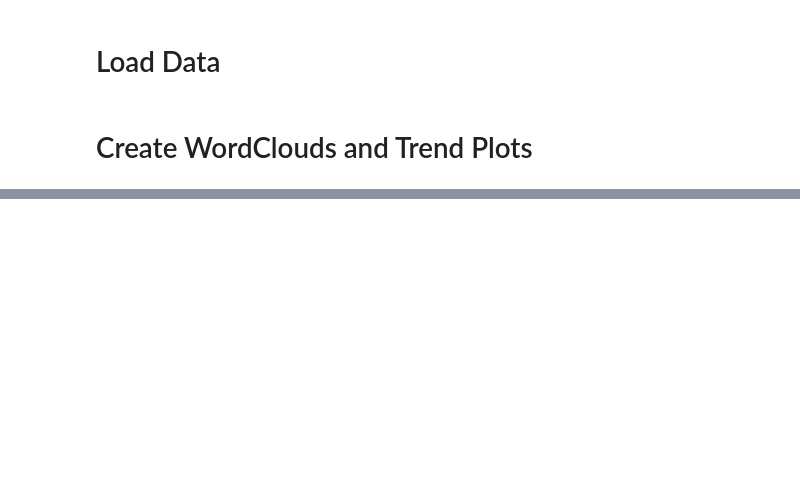
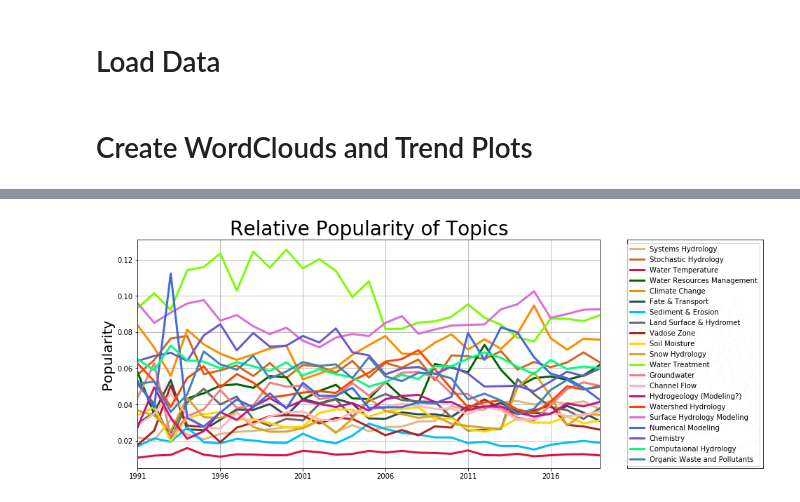
Before and after one commit to mashrekur/topic_modeling_hydrology, a Jupyter notebook: 4_temporal_topics.ipynb, the cells around one changed output, grey strips where cells are left out. Saved outputs shown, nothing was run; the diff lists cells and outputs as text; code cells hidden in the pictures; blank space fills up the shorter version.

```diff
--- a/4_temporal_topics.ipynb
+++ b/4_temporal_topics.ipynb
@@ -153,0 +146,36 @@ plt.savefig('figures/relative_topic_trends.png')
+# %%
+# Plot relative time series
+fig = plt.figure(figsize=(16, 6))
+gs = fig.add_gridspec(1,4)
+
+ax1 = fig.add_subplot(gs[0, :3])
+for i in range(lda_model.num_topics):
+    r, g, b = colorlist[i]
+    pltcolor = (r / 255., g / 255., b / 255.)
+    ax1.plot(years, topic_distributions_by_year[:,i],
+             c=pltcolor, linewidth=3, label=topic_names[i])
+ax1.set_xticks(years[::5])
+ax1.set_xlim([years[0], years[-1]])
+ax1.set_ylabel('Popularity', fontsize=20)
+ax1.set_title('Relative Popularity of Topics', fontsize=28)
+ax1.grid()
+
+ax0 = fig.add_subplot(gs[0, 3])
+for i in range(lda_model.num_topics):
+    r, g, b = colorlist[i]
+    pltcolor = (r / 255., g / 255., b / 255.)
+    ax0.plot(years, topic_distributions_by_year[:,i],
+             c=pltcolor, linewidth=3, label=topic_names[i])
+ax0.set_xticks([])
+ax0.set_yticks([])
+ax0.legend()
+for i in range(lda_model.num_topics):
+    r, g, b = colorlist[i]
+    pltcolor = (r / 255., g / 255., b / 255.)
+    ax0.plot(years, topic_distributions_by_year[:,i],
+             c='w', linewidth=3, label=topic_names[i])
+
+# Save figure
+plt.savefig('figures/relative_topic_trends.png')
+# %% [output]
+[figure, added]
```
Also changed, not shown: parts of 5 cells of this notebook, 27 other files.
